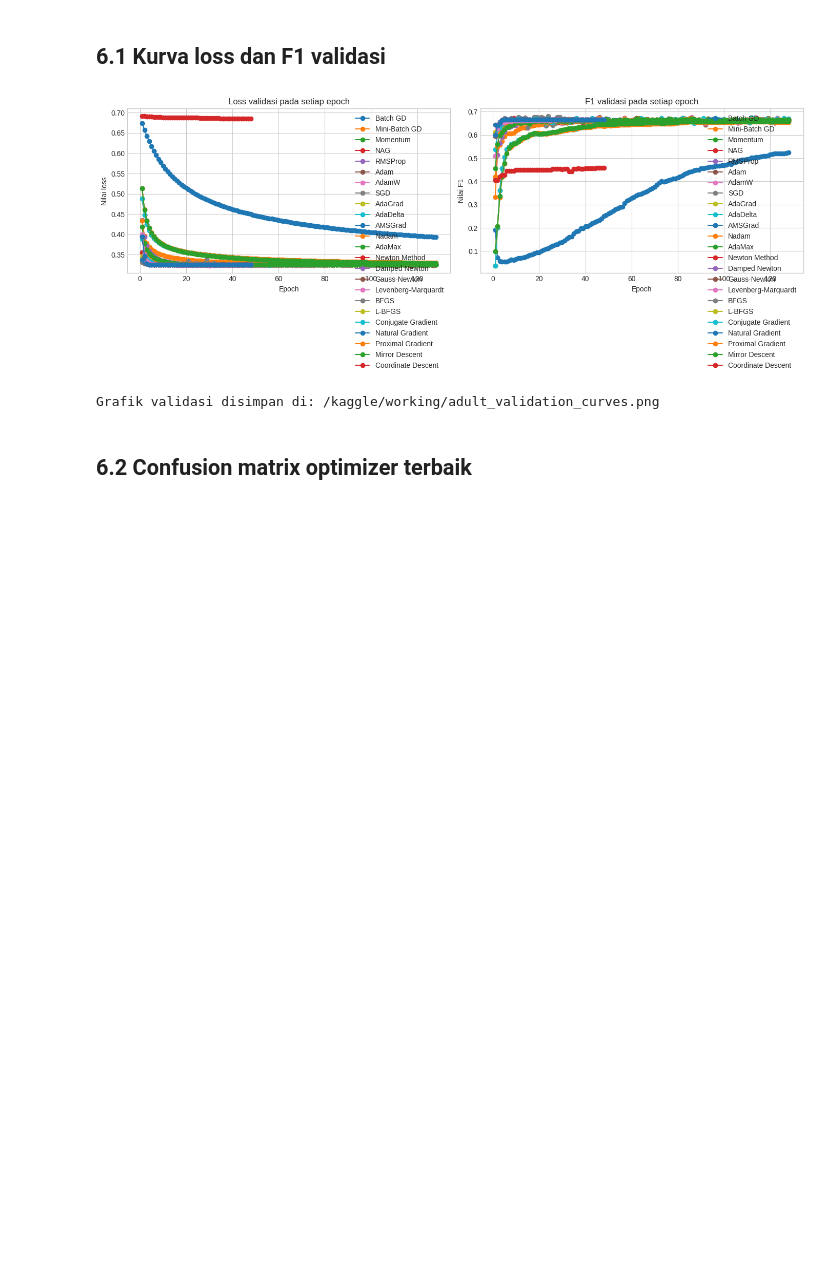
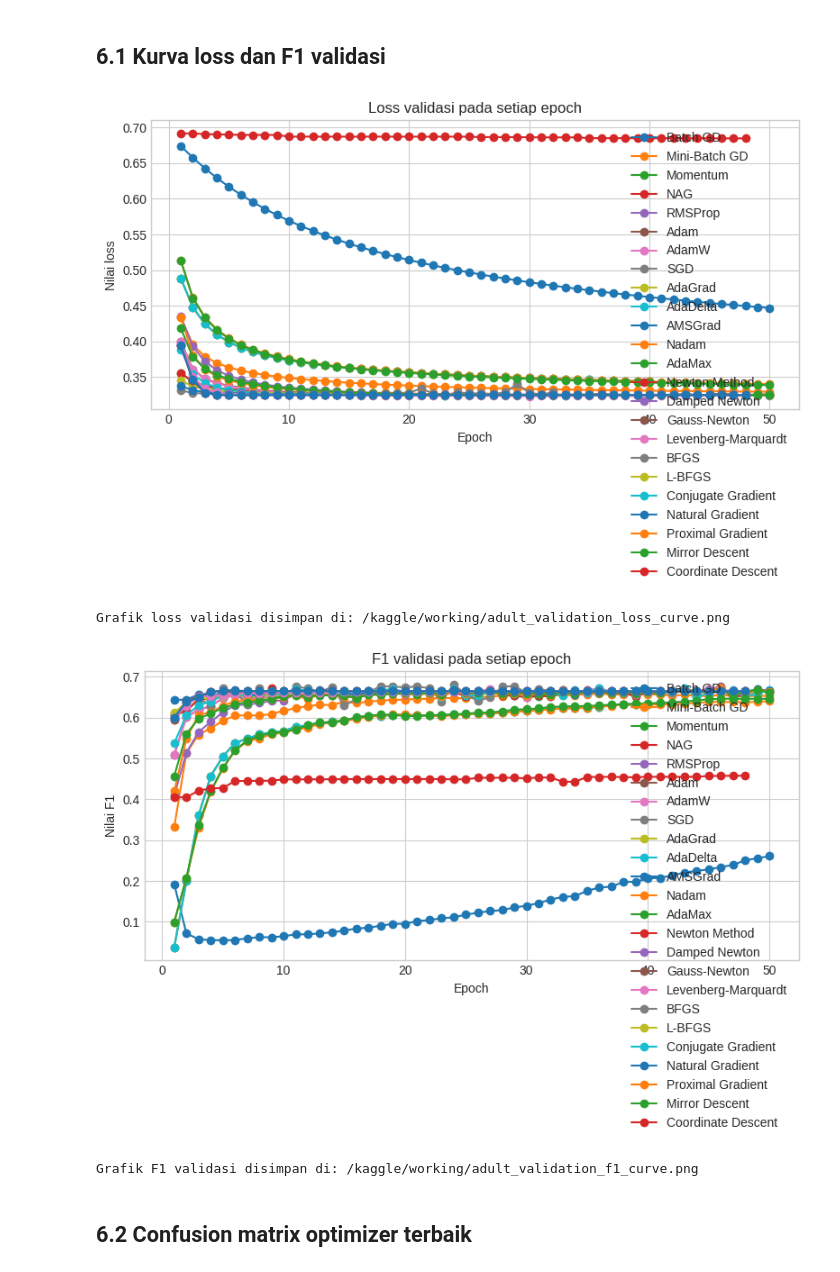
Before and after one commit to avezoor/MachineLearningRepository, a Jupyter notebook: FFNNWithoutHLayersAdultIncome.ipynb, the cells around one changed output. Cells and saved outputs as stored; diff of their text form; code cells hidden in the pictures; blank space fills up the shorter version.

Commit message:
Kaggle Notebook | FFNNWithoutHLayersAdultIncome | Version 3

```diff
--- a/FFNNWithoutHLayersAdultIncome.ipynb
+++ b/FFNNWithoutHLayersAdultIncome.ipynb
@@ -25,7 +25,7 @@ np.set_printoptions(precision=4, suppress=True)
 randomSeed = 42
 trainRatio = 0.8
 valRatio = 0.1
-numEpochs = 128
+numEpochs = 50
 miniBatchSize = 256
 
 useSubset = False
@@ -1553,31 +1553,40 @@ Log training disimpan di: /kaggle/working/logtrain/coordinate_descent.txt
 # %% [markdown]
 ## 6.1 Kurva loss dan F1 validasi
 # %%
-fig, axes = plt.subplots(1, 2, figsize=(14, 5))
+figLoss, axLoss = plt.subplots(figsize=(8, 5))
 
 for optimizerName, history in allHistories.items():
-    axes[0].plot(history['epoch'], history['valLoss'], marker='o', label=optimizerName)
-    axes[1].plot(history['epoch'], history['valF1'], marker='o', label=optimizerName)
+    axLoss.plot(history['epoch'], history['valLoss'], marker='o', label=optimizerName)
 
-axes[0].set_title('Loss validasi pada setiap epoch')
-axes[0].set_xlabel('Epoch')
-axes[0].set_ylabel('Nilai loss')
+axLoss.set_title('Loss validasi pada setiap epoch')
+axLoss.set_xlabel('Epoch')
+axLoss.set_ylabel('Nilai loss')
+axLoss.legend()
+plt.tight_layout()
+validationLossPath = outputDir / 'adult_validation_loss_curve.png'
+figLoss.savefig(validationLossPath, dpi=200, bbox_inches='tight')
+plt.show()
+print(f'Grafik loss validasi disimpan di: {validationLossPath}')
 
-axes[1].set_title('F1 validasi pada setiap epoch')
-axes[1].set_xlabel('Epoch')
-axes[1].set_ylabel('Nilai F1')
+figF1, axF1 = plt.subplots(figsize=(8, 5))
 
-for ax in axes:
-    ax.legend()
+for optimizerName, history in allHistories.items():
+    axF1.plot(history['epoch'], history['valF1'], marker='o', label=optimizerName)
 
+axF1.set_title('F1 validasi pada setiap epoch')
+axF1.set_xlabel('Epoch')
+axF1.set_ylabel('Nilai F1')
+axF1.legend()
 plt.tight_layout()
-validationCurvePath = outputDir / 'adult_validation_curves.png'
-fig.savefig(validationCurvePath, dpi=200, bbox_inches='tight')
+validationF1Path = outputDir / 'adult_validation_f1_curve.png'
+figF1.savefig(validationF1Path, dpi=200, bbox_inches='tight')
 plt.show()
-print(f'Grafik validasi disimpan di: {validationCurvePath}')
+print(f'Grafik F1 validasi disimpan di: {validationF1Path}')
 # %% [output]
-[figure, old version]
+[figure, new version]
-Grafik validasi disimpan di: /kaggle/working/adult_validation_curves.png
+Grafik loss validasi disimpan di: /kaggle/working/adult_validation_loss_curve.png
+[figure, added]
+Grafik F1 validasi disimpan di: /kaggle/working/adult_validation_f1_curve.png
 # %% [markdown]
 ## 6.2 Confusion matrix optimizer terbaik
 # %%
```
Also changed, not shown: parts of 3 cells of this notebook.
